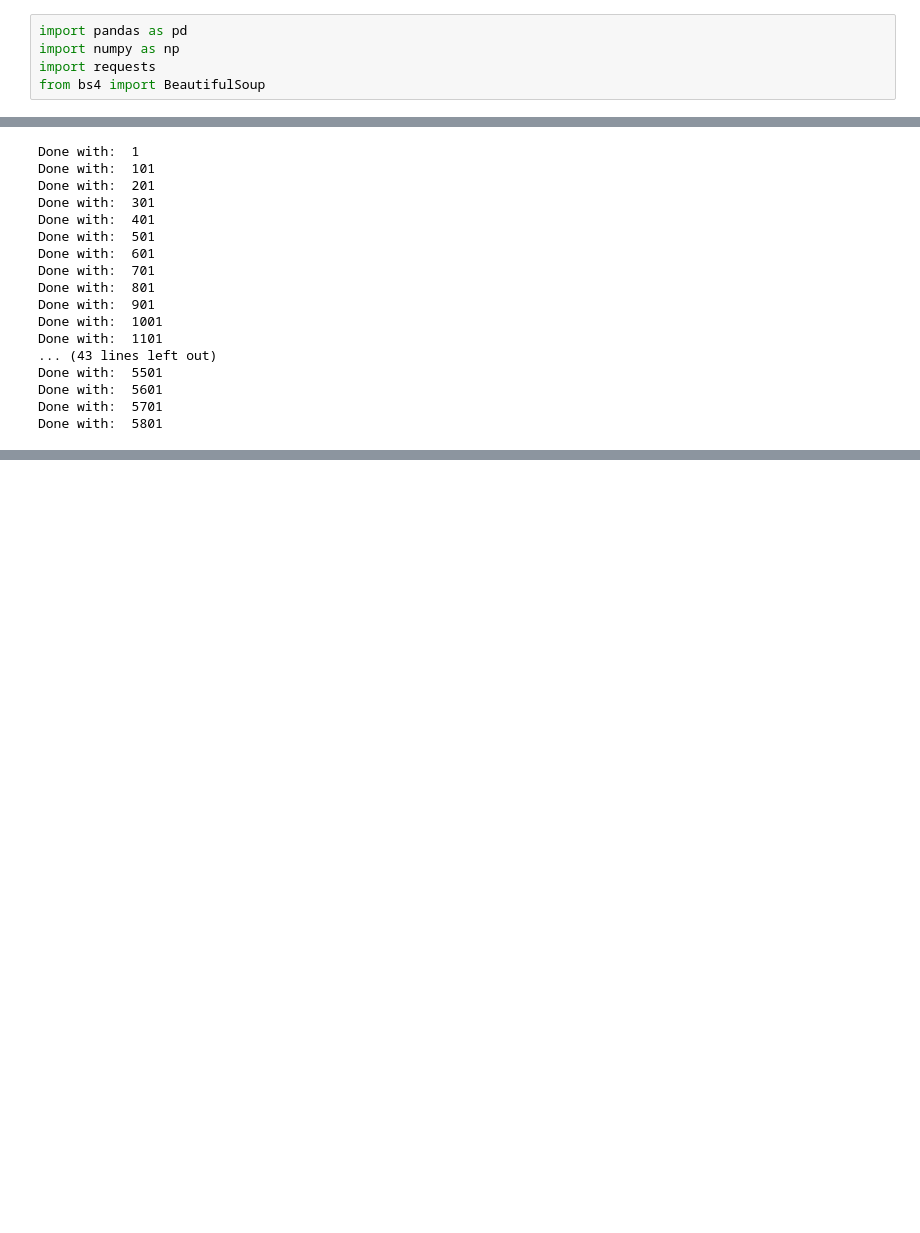
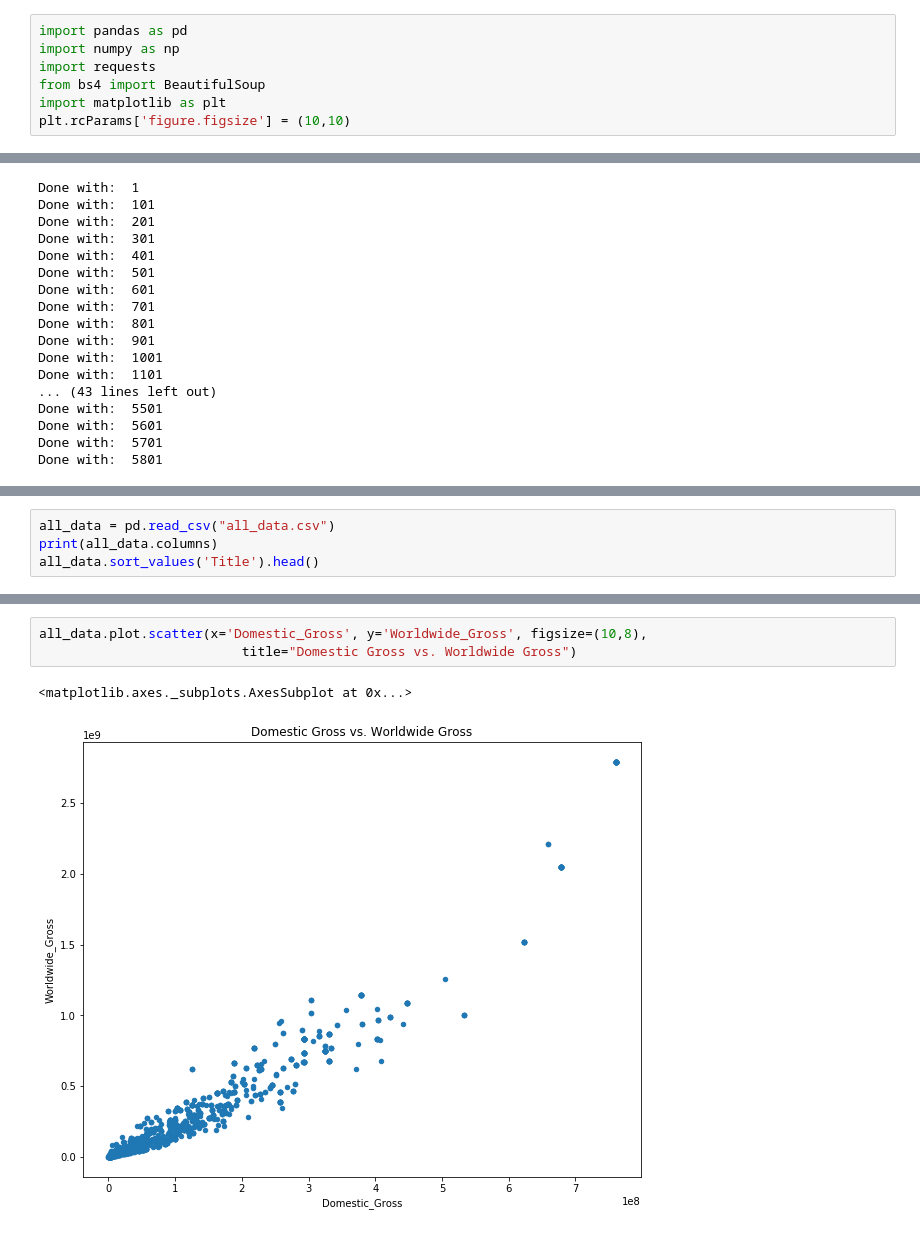
Before and after one commit to mel-ding/Comp340Project, a Jupyter notebook: MD-TermProject.ipynb, the cells around one changed output, grey strips where cells are left out. Cells and saved outputs as stored; diff of their text form; blank space fills up the shorter version.

Commit message:
Clean through more data

```diff
--- a/MD-TermProject.ipynb
+++ b/MD-TermProject.ipynb
@@ -5,6 +5,8 @@ import pandas as pd
 import numpy as np
 import requests
 from bs4 import BeautifulSoup
+import matplotlib as plt
+plt.rcParams['figure.figsize'] = (10,10)
 # %% [markdown]
 ## Create dataset from GroupLens data
 The data we downloaded can be found [here](https://grouplens.org/datasets/movielens/). The attributes in this dataset are:
@@ -367,0 +364,4 @@ all_data.shape
+# %%
+all_data = pd.read_csv("all_data.csv")
+print(all_data.columns)
+all_data.sort_values('Title').head()
@@ -367,0 +382,6 @@ all_data.shape
+# %%
+all_data.plot.scatter(x='Domestic_Gross', y='Worldwide_Gross', figsize=(10,8),
+                          title="Domestic Gross vs. Worldwide Gross")
+# %% [output]
+<matplotlib.axes._subplots.AxesSubplot at 0x...>
+[figure, added]
```
Also changed, not shown: parts of 33 cells of this notebook, 2 other files.
